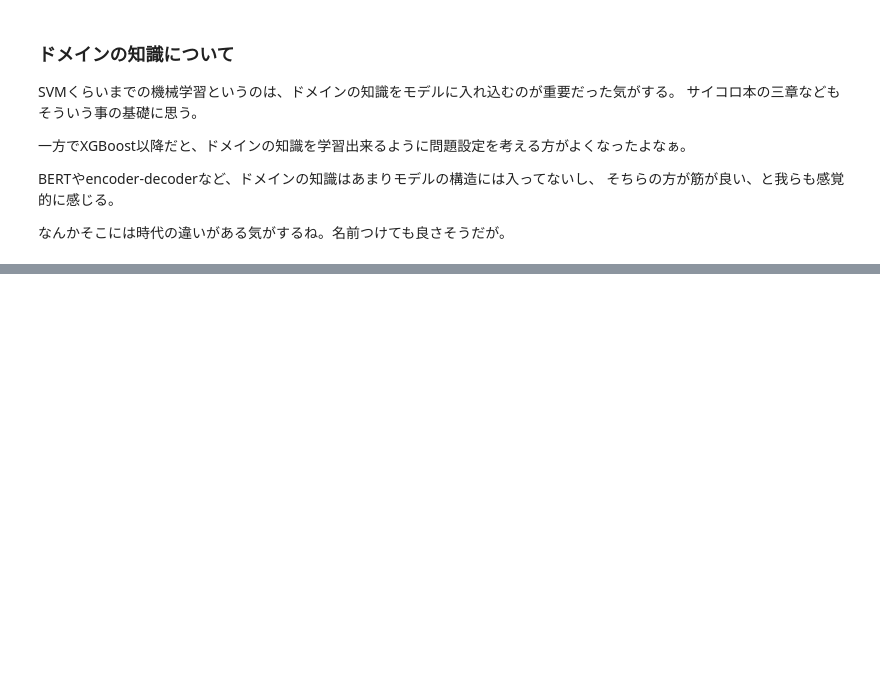
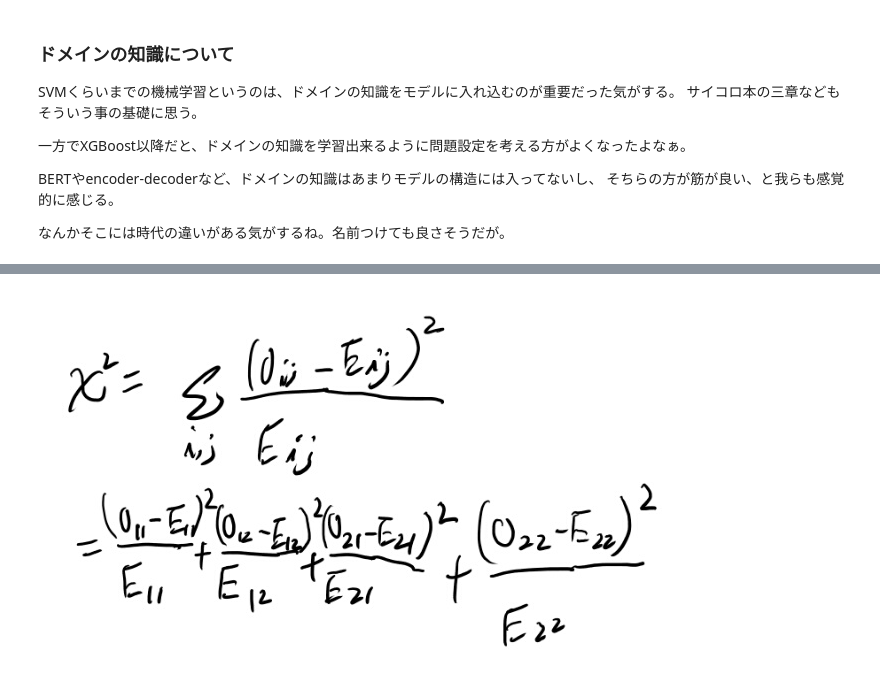
Before and after one commit to karino2/karino2.github.io, a Jupyter notebook: ipynb/2018-11-07-195900.ipynb, the cells around one changed output, grey strips where cells are left out. Cells and saved outputs as stored; diff of their text form; code cells hidden in the pictures; blank space fills up the shorter version.

```diff
--- a/ipynb/2018-11-07-195900.ipynb
+++ b/ipynb/2018-11-07-195900.ipynb
@@ -312,0 +358,4 @@ BERTやencoder-decoderなど、ドメインの知識はあまりモデルの構
+# %%
+MeatPieImage()
+# %% [output]
+[figure, added]
```
Also changed, not shown: parts of 9 cells of this notebook.
